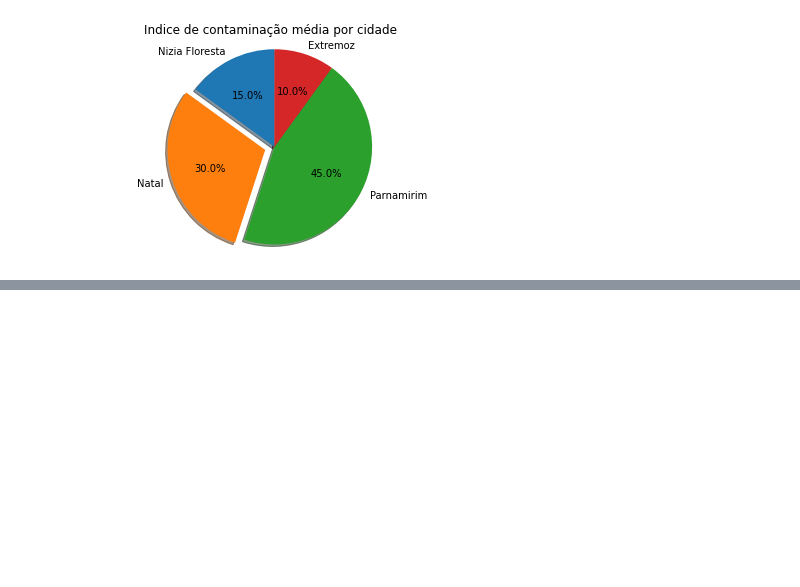
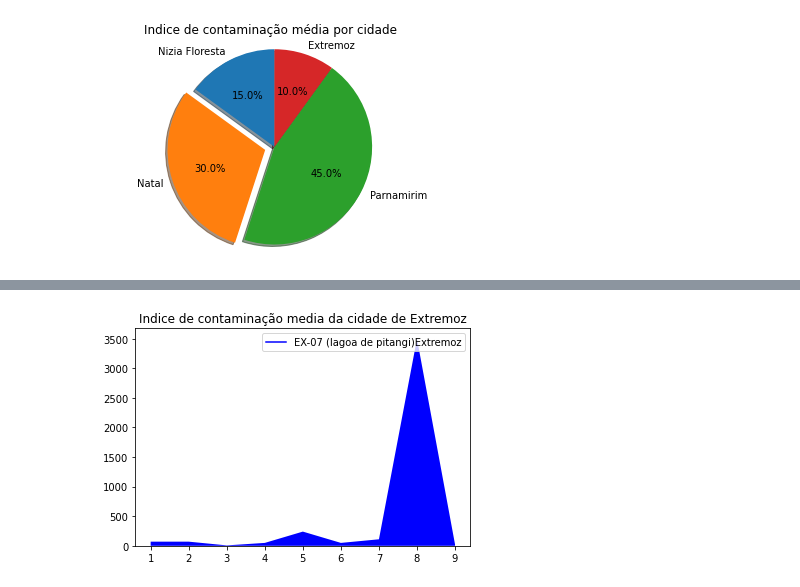
Before and after one commit to joseanepalhares/Analise-e-classificacao-das-condicoes-de-balneabilidade-das-praias-do-Rio-Grande-do-Norte, a Jupyter notebook: Agua_Azul.ipynb, the cells around one changed output, grey strips where cells are left out. Cells and saved outputs as stored; diff of their text form; code cells hidden in the pictures; blank space fills up the shorter version.

```diff
--- a/Agua_Azul.ipynb
+++ b/Agua_Azul.ipynb
@@ -104,0 +165,12 @@ plt.show()
+# %%
+import matplotlib.pyplot as plt
+
+idxes = [1,  2,  3,  4,  5,  6,  7,  8,  9]
+arr1  = [70, 70, 7, 49, 240, 49, 110, 3500, 23]
+plt.plot([], [], color='b', label = 'EX-07 (lagoa de pitangi)Extremoz')
+plt.stackplot(idxes, arr1,  colors= ['b'])
+plt.title('Indice de contaminação media da cidade de Extremoz')
+plt.legend()
+plt.show()
+# %% [output]
+[figure, added]
```
Also changed, not shown: parts of 6 cells of this notebook.
